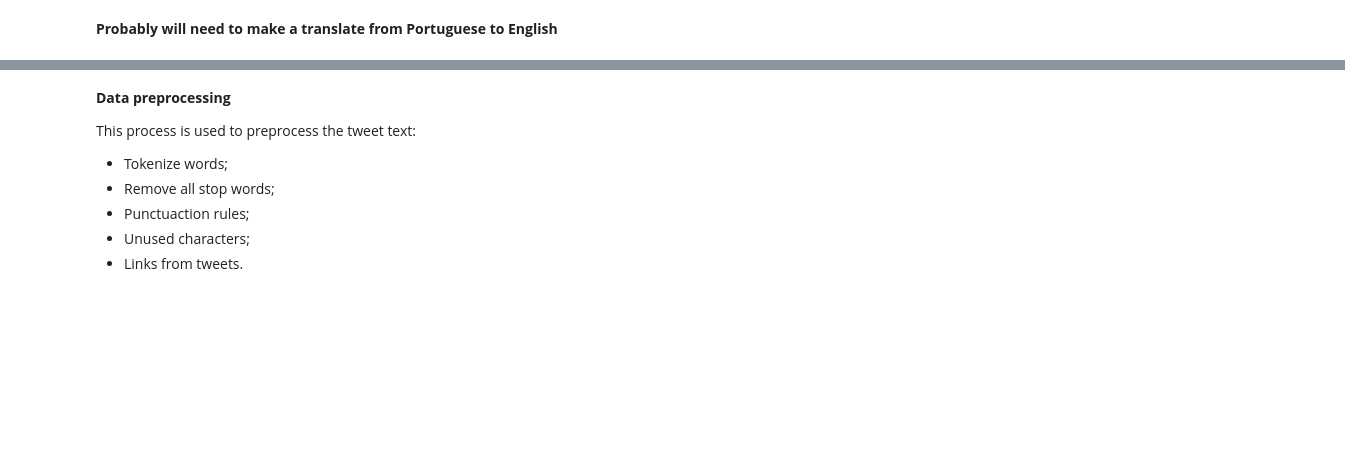
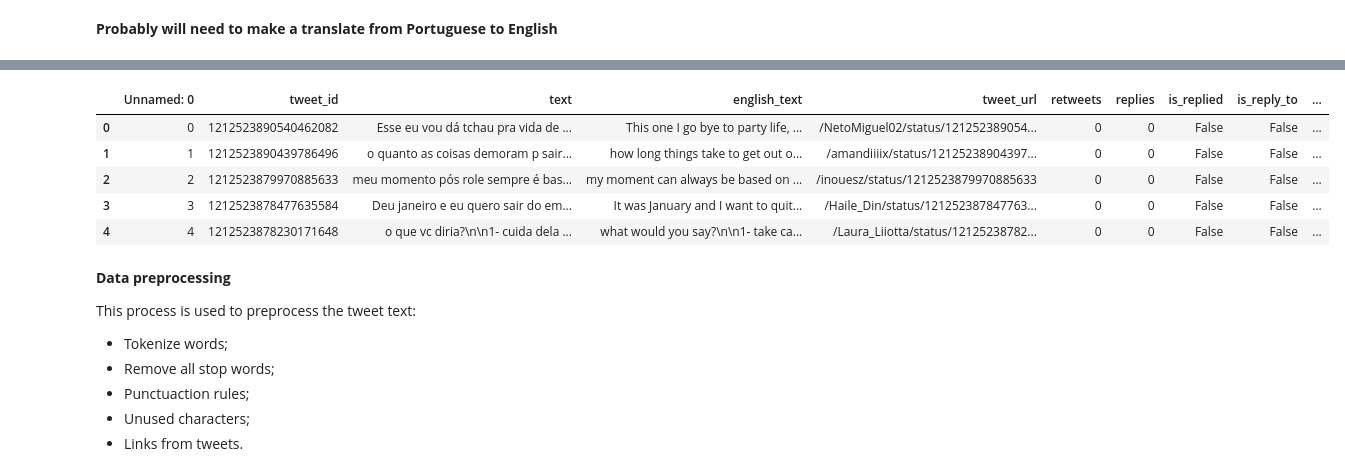
Before and after one commit to marcelobenedito/quarantine_covid19_behavior_analysis, a Jupyter notebook: quarantine_covid19_behavior_analysis.ipynb, the cells around one changed output, grey strips where cells are left out. Saved outputs shown, nothing was run; the diff lists cells and outputs as text; code cells hidden in the pictures; blank space fills up the shorter version.

Commit message:
Add translated tweets in DataFrame;

```diff
--- a/quarantine_covid19_behavior_analysis.ipynb
+++ b/quarantine_covid19_behavior_analysis.ipynb
@@ -110,7 +124,22 @@ df.head()
 df = pd.read_csv('tweets.csv')
 # %% [markdown]
 **Probably will need to make a translate from Portuguese to English**
-# %%
-tweets = df['text']
-for tweet in tweets:
-  english_tweets = Translator().translate(unidecode(tweet)).text
+# %%
+tweets = df['text']
+total = len(tweets)
+translated_quantity = 0
+english_tweets = []
+
+print('{} [INFO] Starting tweet translation...'.format(dt.datetime.now()))
+for tweet in tweets:
+  english_tweets.append(Translator().translate(unidecode(tweet)).text)
+  translated_quantity += 1
+  print('\r{} [INFO] {} translated tweets of {} from Portuguese to English.'.format(dt.datetime.now(), translated_quantity, total), end='')
+
+#df['text'].apply([lambda tweet: ' '.join(Translator().translate(unidecode(text)).]text for text in tweet))
+df.insert(3, 'english_text', english_tweets)
+
+print('\n{} [INFO] Tweet translation successfully!'.format(dt.datetime.now()))
+
+df.head()
+# %% [output]
@@ -117,3 +149,9 @@ for tweet in tweets:
+|  | Unnamed: 0 | tweet_id | text | english_text | tweet_url | retweets | replies | is_replied | is_reply_to | ... |
+| 0 | 0 | 1212523890540462082 | Esse eu vou dá tchau pra vida de ... | This one I go bye to party life, ... | /NetoMiguel02/status/121252389054... | 0 | 0 | False | False | ... |
+| 1 | 1 | 1212523890439786496 | o quanto as coisas demoram p sair... | how long things take to get out o... | /amandiiiix/status/12125238904397... | 0 | 0 | False | False | ... |
+| 2 | 2 | 1212523879970885633 | meu momento pós role sempre é bas... | my moment can always be based on ... | /inouesz/status/1212523879970885633 | 0 | 0 | False | False | ... |
+| 3 | 3 | 1212523878477635584 | Deu janeiro e eu quero sair do em... | It was January and I want to quit... | /Haile_Din/status/121252387847763... | 0 | 0 | False | False | ... |
+| 4 | 4 | 1212523878230171648 | o que vc diria?\n\n1- cuida dela ... | what would you say?\n\n1- take ca... | /Laura_Liiotta/status/12125238782... | 0 | 0 | False | False | ... |
 # %% [markdown]
 **Data preprocessing**
 
```
Also changed, not shown: parts of 8 cells of this notebook.
